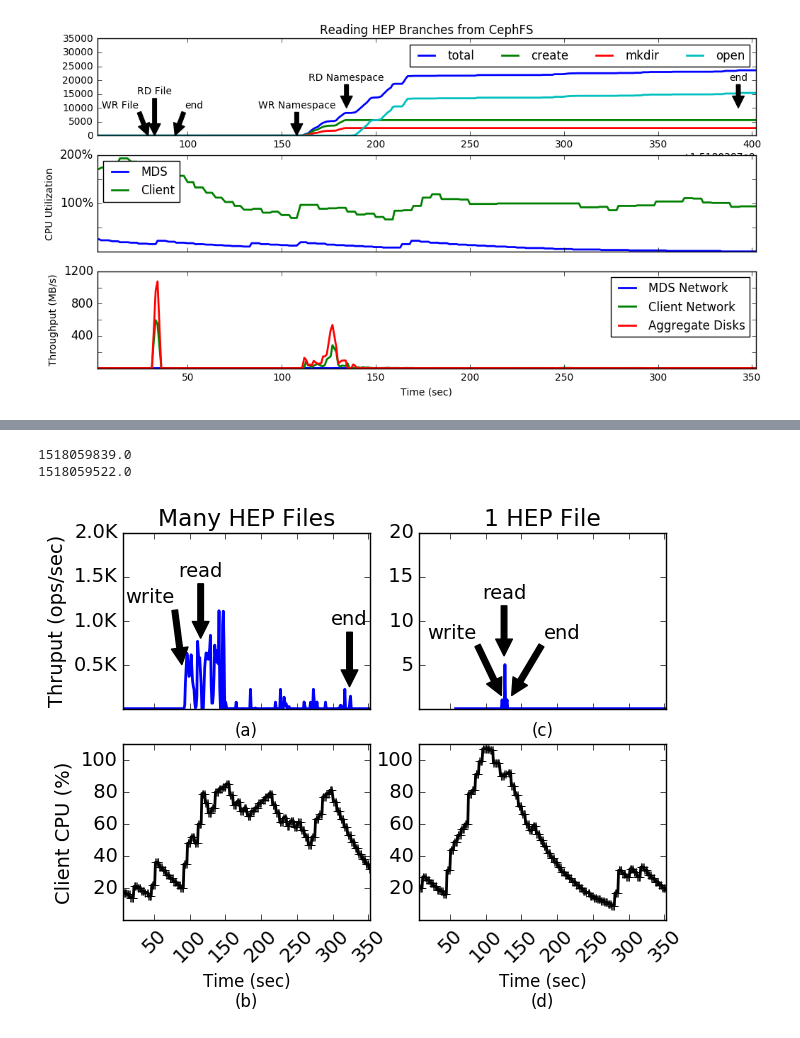
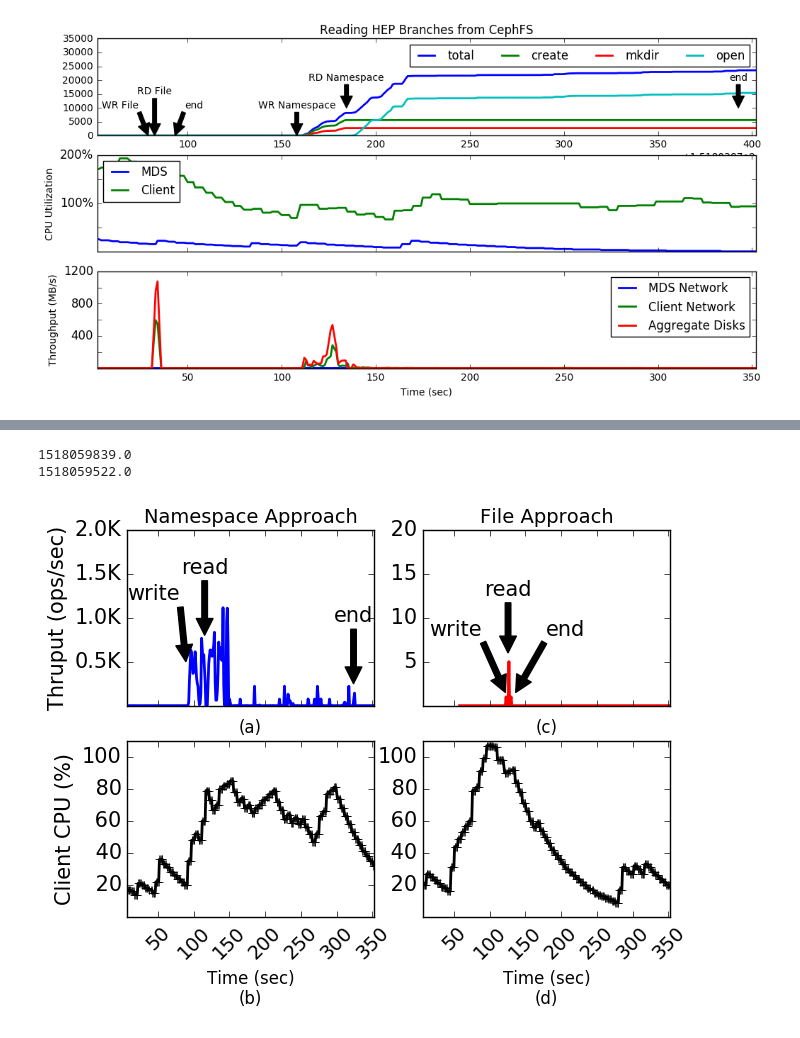
Before and after one commit to michaelsevilla/paulocto-popper, a Jupyter notebook: pipelines/hep/visualize/viz-rsrc.ipynb, the cells around one changed output, grey strips where cells are left out. Cells and saved outputs as stored; diff of their text form; code cells hidden in the pictures.

```diff
--- a/pipelines/hep/visualize/viz-rsrc.ipynb
+++ b/pipelines/hep/visualize/viz-rsrc.ipynb
@@ -184,6 +184,6 @@ plt.savefig('rdwr_branches_trace.png', dpi=300, bbox_inches='tight')
 # %%
 args = {'x': 'Time (sec)', 'lw': 2}
-font = {'size'   : 14}; matplotlib.rc('font', **font)
+font = {'size'   : 15}; matplotlib.rc('font', **font)
 fig, ax = plt.subplots(2, 2, figsize=(7, 5))#2.6))
 
 df = read_timeseries('handle_client_request', 'total')
@@ -196,7 +196,7 @@ df_util = pd.merge(df_util, read_timeseries('node-0-avg1', 'client'), on='Time (
 
 START = 1518059457 + 350 - 50
 END   = 1518059457 + 645 #550
-a = ax[0][0]; a.set_title("Many HEP Files")
+a = ax[0][0]; a.set_title("Namespace Approach", fontsize=14)
 df.plot(ax=a, y=['total_tput'], **args)
 a.set_xlabel("(a)", fontsize=12); a.set_xticklabels([], rotate=45)
 a.set_xlim(START, END)
@@ -216,8 +216,8 @@ a.legend().remove()
 
 START = 1518059457 - 50
 END   = 1518059457 + 295
-a = ax[0][1]; a.set_title("1 HEP File")
-df.plot(ax=a, y=['total_tput'], **args)
+a = ax[0][1]; a.set_title("File Approach", fontsize=14)
+df.plot(ax=a, y=['total_tput'], color='red', **args)
 a.set_xlabel("(c)", fontsize=12); a.set_xticklabels([])
 a.set_xlim(START, END)
 a.set_ylim(0, 20)
@@ -227,31 +227,31 @@ a.legend().remove()
 
 a = ax[1][1]
 df_util.plot(ax=a, y=['client'], color='black', marker='+', **args)
 a.set_xlim(START, END)
 a.set_yticklabels(trim(1, ['{:3.0f}'.format(y*100) for y in a.get_yticks()]))
 a.set_xlabel("Time (sec)\n(d)", fontsize=12); a.set_xticklabels(range(0, 400, 50), fontsize=14, rotation=45)
 a.set_ylim(0, 1.1)
 a.legend().remove()
 
 ##### Add the arrows
 args = {'ha'   : 'center', 'arrowprops': dict(facecolor='black')}
 a = ax[0][0]
 start = plot_phases(a, 'fpb_cephfs', 'write', y0=500, y1=1200, xshift=-45)
 end   = start + runtimes['write_fpb_cephfs']
 a.annotate('read', xy=(end, 800), xytext=(end, 1500), **args)
 end   = end + runtimes['read_fpb_cephfs']
 a.annotate('end', xy=(end, 250), xytext=(end, 950), **args)
 
 a = ax[0][1]
 runtimes = parse(DIR)
 start = plot_phases(a, 'cephfs', 'write', y0=1.5, y1=8, xshift=-70)
 end   = start + runtimes['write_cephfs']
 a.annotate('read', xy=(end, 6), xytext=(end, 12.5), **args)
 end   = end + runtimes['read_cephfs']
 a.annotate('end', xy=(end, 1.5), xytext=(end+70, 8), **args)
 
 plt.savefig('../../../paper/figures/hep_problem.png', dpi=300, bbox_inches='tight')
 # %% [output]
 1518059839.0
 1518059522.0
-[figure, old version]
+[figure, new version]
```
Also changed, not shown: parts of 1 cell of this notebook, 36 other files.
